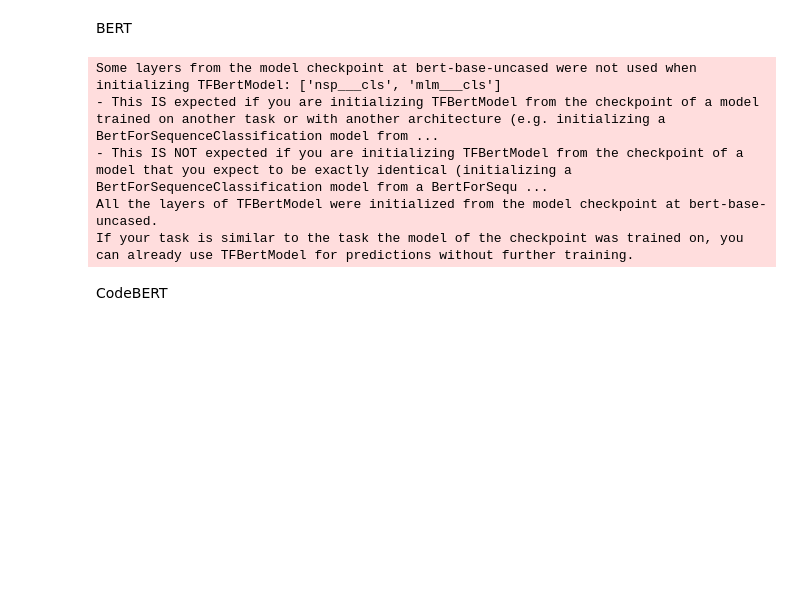
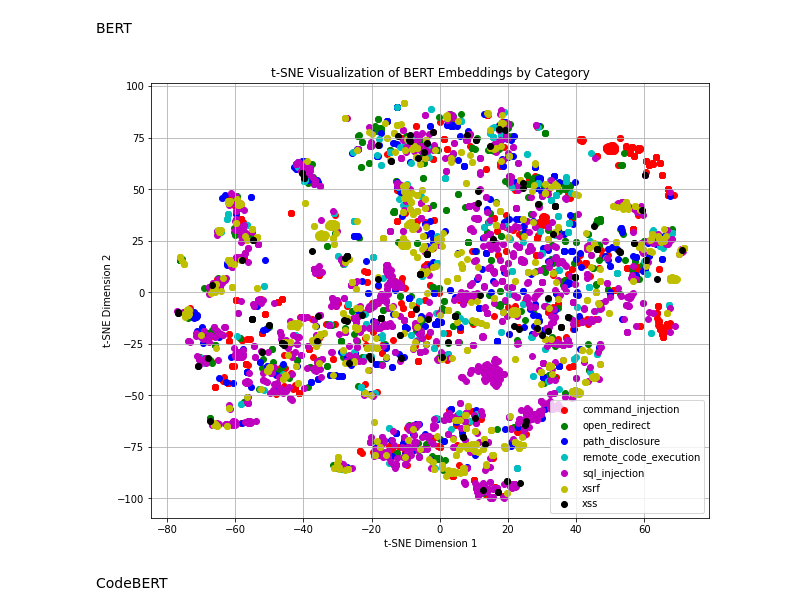
Before and after one commit to iliaskaloup/vuln_classification, a Jupyter notebook: embeddings_visualization.ipynb, the cells around one changed output. Saved outputs shown, nothing was run; the diff lists cells and outputs as text; code cells hidden in the pictures; blank space fills up the shorter version.

```diff
--- a/embeddings_visualization.ipynb
+++ b/embeddings_visualization.ipynb
@@ -332,39 +331,36 @@ if representation_form == "sequences" and embedding_algorithm == "bert":
 
     model_variation = "bert-base-uncased"
     tokenizer = AutoTokenizer.from_pretrained(model_variation)
     bert = TFAutoModel.from_pretrained(model_variation)
 
     # Tokenize sentences and obtain BERT embeddings
     sentences = data["Vulnerability"].tolist()
     sequences = [tokenizer.encode(sente, truncation=True, max_length=512, padding="max_length", add_special_tokens=False, return_tensors="tf") for sente in sentences]
     embeddings = [bert(sequence)[0][:, 0, :].numpy() for sequence in sequences]  # Extract embeddings from BERT's output
+    extracted_embeddings = [arr[0] for arr in embeddings]
 
     # Apply t-SNE to reduce the dimensionality of the embeddings
     tsne = TSNE(n_components=2, random_state=seed)
 
-    embeddings_tsne = tsne.fit_transform(np.array(embeddings))
+    embeddings_tsne = tsne.fit_transform(np.array(extracted_embeddings))
 
     # Plot t-SNE visualization
     plt.figure(figsize=(10, 8))
     class_labels = np.unique(data["Category"])
     colors = ['r', 'g', 'b', 'c', 'm', 'y', 'k']
 
     for i, class_label in enumerate(class_labels):
         indices = np.where(data["Category"] == class_label)
         plt.scatter(embeddings_tsne[indices, 0], embeddings_tsne[indices, 1], c=colors[i], label=class_label)
 
     plt.title('t-SNE Visualization of BERT Embeddings by Category')
     plt.xlabel('t-SNE Dimension 1')
     plt.ylabel('t-SNE Dimension 2')
     plt.legend()
     plt.grid(True)
     plt.show()
 # %% [output]
-Some layers from the model checkpoint at bert-base-uncased were not used when initializing TFBertModel: ['nsp___cls', 'mlm___cls']
-- This IS expected if you are initializing TFBertModel from the checkpoint of a model trained on another task or with another architecture (e.g. initializing a BertForSequenceClassification model from ...
-- This IS NOT expected if you are initializing TFBertModel from the checkpoint of a model that you expect to be exactly identical (initializing a BertForSequenceClassification model from a BertForSequ ...
-All the layers of TFBertModel were initialized from the model checkpoint at bert-base-uncased.
-If your task is similar to the task the model of the checkpoint was trained on, you can already use TFBertModel for predictions without further training.
+[figure, added]
 # %% [markdown]
 CodeBERT
 # %%
```
Also changed, not shown: parts of 7 cells of this notebook.
